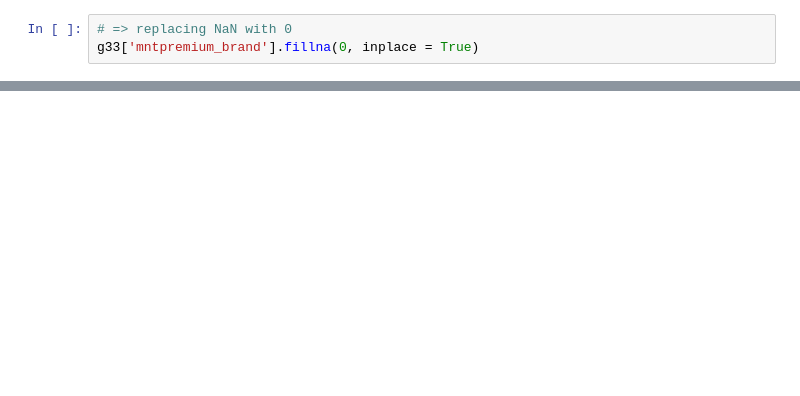
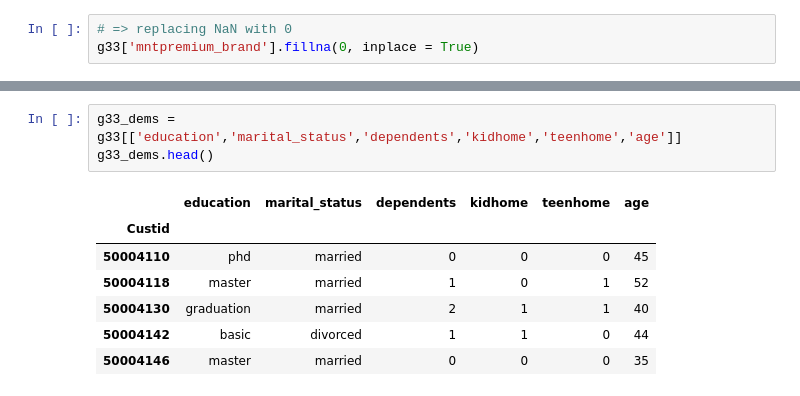
Before and after one commit to EDSA2020/project, a Jupyter notebook: MLaDS_Project.ipynb, the cells around one changed output, grey strips where cells are left out. Saved outputs shown, nothing was run; the diff lists cells and outputs as text; blank space fills up the shorter version.

```diff
--- a/MLaDS_Project.ipynb
+++ b/MLaDS_Project.ipynb
@@ -96,0 +243,11 @@ print('Columns with missing values:\n',g33.columns[g33.isnull().any()])
+# %%
+g33_dems = g33[['education','marital_status','dependents','kidhome','teenhome','age']]
+g33_dems.head()
+# %% [output]
+|  | education | marital_status | dependents | kidhome | teenhome | age |
+| Custid |  |  |  |  |  |  |
+| 50004110 | phd | married | 0 | 0 | 0 | 45 |
+| 50004118 | master | married | 1 | 0 | 1 | 52 |
+| 50004130 | graduation | married | 2 | 1 | 1 | 40 |
+| 50004142 | basic | divorced | 1 | 1 | 0 | 44 |
+| 50004146 | master | married | 0 | 0 | 0 | 35 |
```
Also changed, not shown: parts of 22 cells of this notebook.
